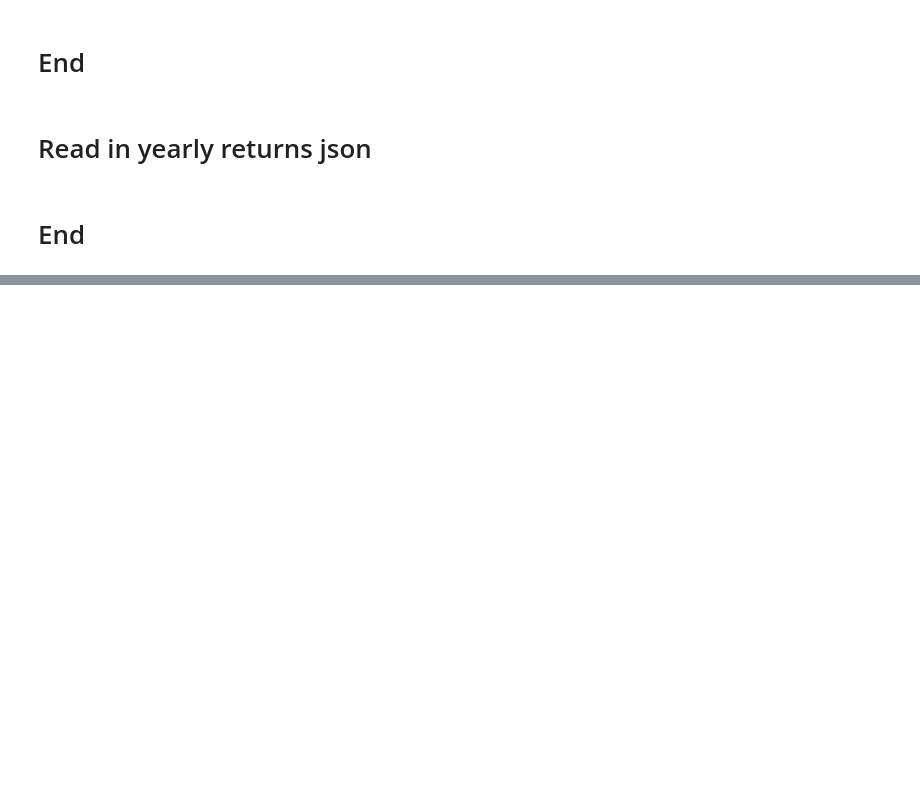
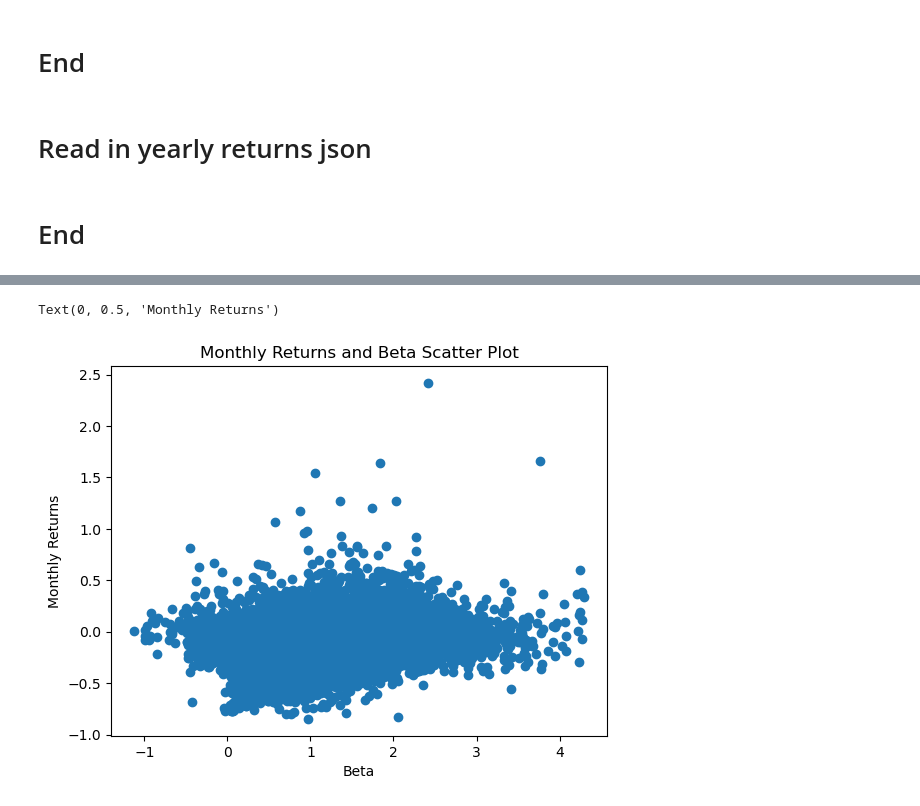
Before and after one commit to ijamil1/factormodels_and_portfolio_optimization, a Jupyter notebook: beta.ipynb, the cells around one changed output, grey strips where cells are left out. Drawn from its saved outputs; the diff is of its cells as text; code cells hidden in the pictures; blank space fills up the shorter version.

```diff
--- a/beta.ipynb
+++ b/beta.ipynb
@@ -448,0 +392,12 @@ with open('yearly_returns.json', 'r') as fp:
+# %%
+#remove outlier
+outlier_idx = np.argmax(y)
+x_1 = x[:outlier_idx] + x[outlier_idx+1:]
+y_1 = y[:outlier_idx] + y[outlier_idx+1:]
+plt.scatter(x_1,y_1)
+plt.title("Monthly Returns and Beta Scatter Plot")
+plt.xlabel("Beta")
+plt.ylabel("Monthly Returns")
+# %% [output]
+Text(0, 0.5, 'Monthly Returns')
+[figure, added]
```
Also changed, not shown: parts of 47 cells of this notebook, 2 other files.
